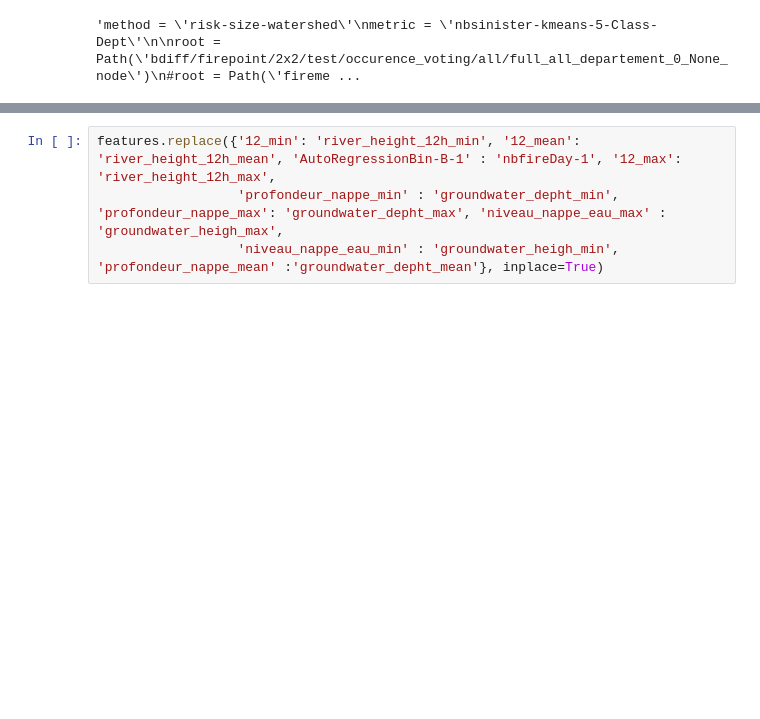
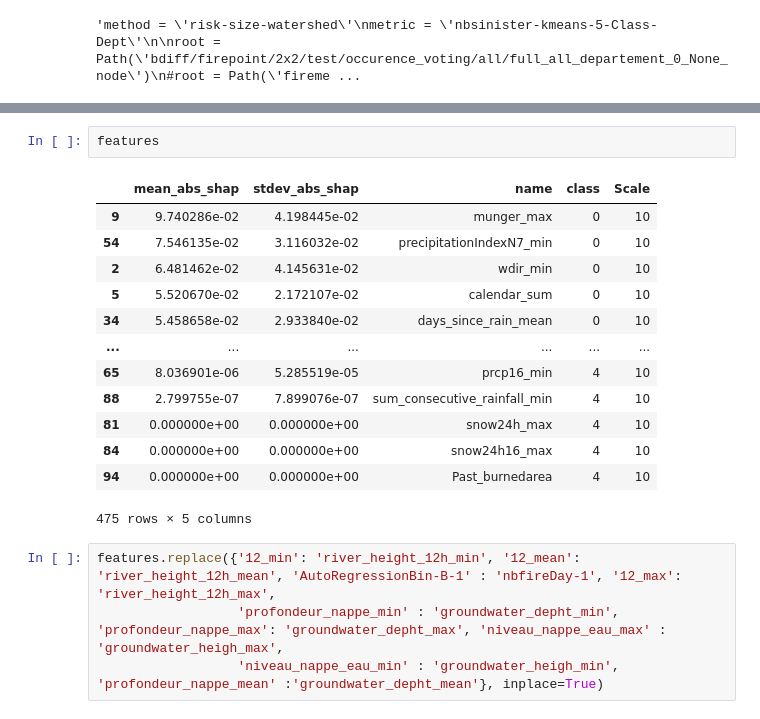
Before and after one commit to NicolasCaronPro/ST-GNN-for-wildifre-prediction, a Jupyter notebook: Prediction/GNN/check_features.ipynb, the cells around one changed output, grey strips where cells are left out. Saved outputs shown, nothing was run; the diff lists cells and outputs as text; blank space fills up the shorter version.

```diff
--- a/Prediction/GNN/check_features.ipynb
+++ b/Prediction/GNN/check_features.ipynb
@@ -56,3 +72,19 @@ features = pd.concat(features)
+# %%
+features
+# %% [output]
+|  | mean_abs_shap | stdev_abs_shap | name | class | Scale |
+| 9 | 9.740286e-02 | 4.198445e-02 | munger_max | 0 | 10 |
+| 54 | 7.546135e-02 | 3.116032e-02 | precipitationIndexN7_min | 0 | 10 |
+| 2 | 6.481462e-02 | 4.145631e-02 | wdir_min | 0 | 10 |
+| 5 | 5.520670e-02 | 2.172107e-02 | calendar_sum | 0 | 10 |
+| 34 | 5.458658e-02 | 2.933840e-02 | days_since_rain_mean | 0 | 10 |
+| ... | ... | ... | ... | ... | ... |
+| 65 | 8.036901e-06 | 5.285519e-05 | prcp16_min | 4 | 10 |
+| 88 | 2.799755e-07 | 7.899076e-07 | sum_consecutive_rainfall_min | 4 | 10 |
+| 81 | 0.000000e+00 | 0.000000e+00 | snow24h_max | 4 | 10 |
+| 84 | 0.000000e+00 | 0.000000e+00 | snow24h16_max | 4 | 10 |
+| 94 | 0.000000e+00 | 0.000000e+00 | Past_burnedarea | 4 | 10 |
+475 rows × 5 columns
 # %%
 features.replace({'12_min': 'river_height_12h_min', '12_mean': 'river_height_12h_mean', 'AutoRegressionBin-B-1' : 'nbfireDay-1', '12_max': 'river_height_12h_max',
                   'profondeur_nappe_min' : 'groundwater_depht_min', 'profondeur_nappe_max': 'groundwater_depht_max', 'niveau_nappe_eau_max' : 'groundwater_heigh_max',
```
Also changed, not shown: parts of 5 cells of this notebook, 28 other files.
